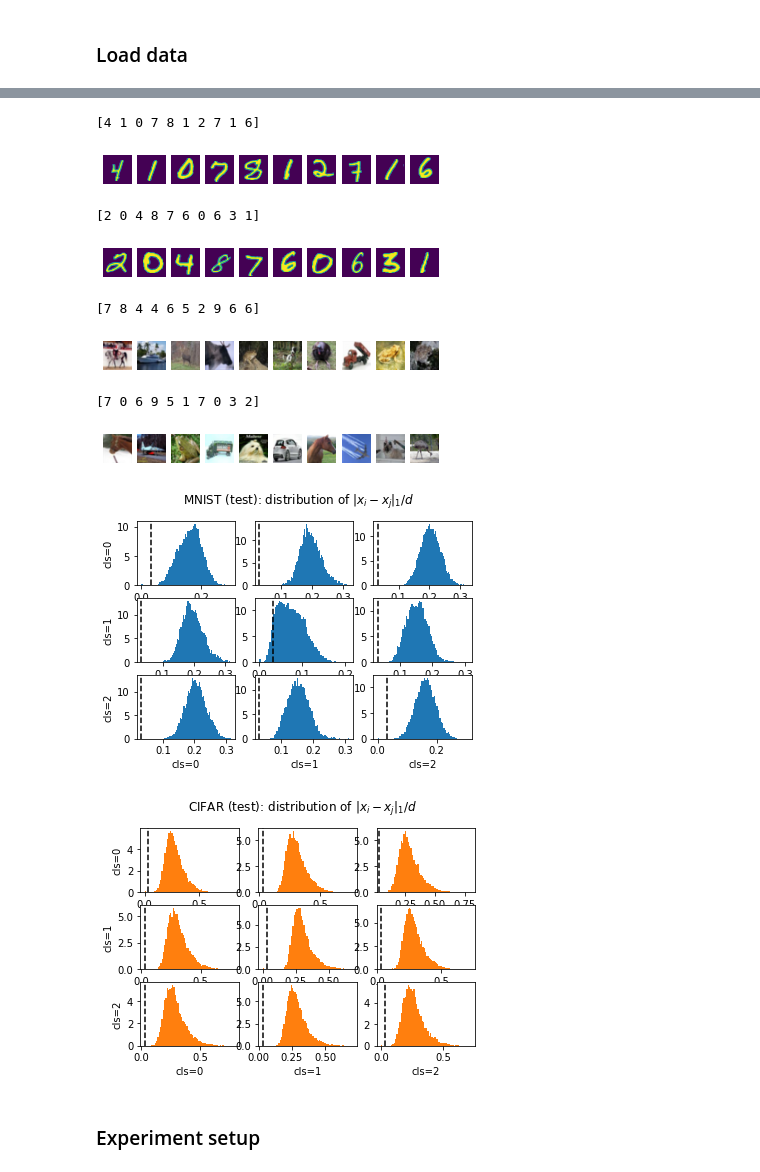
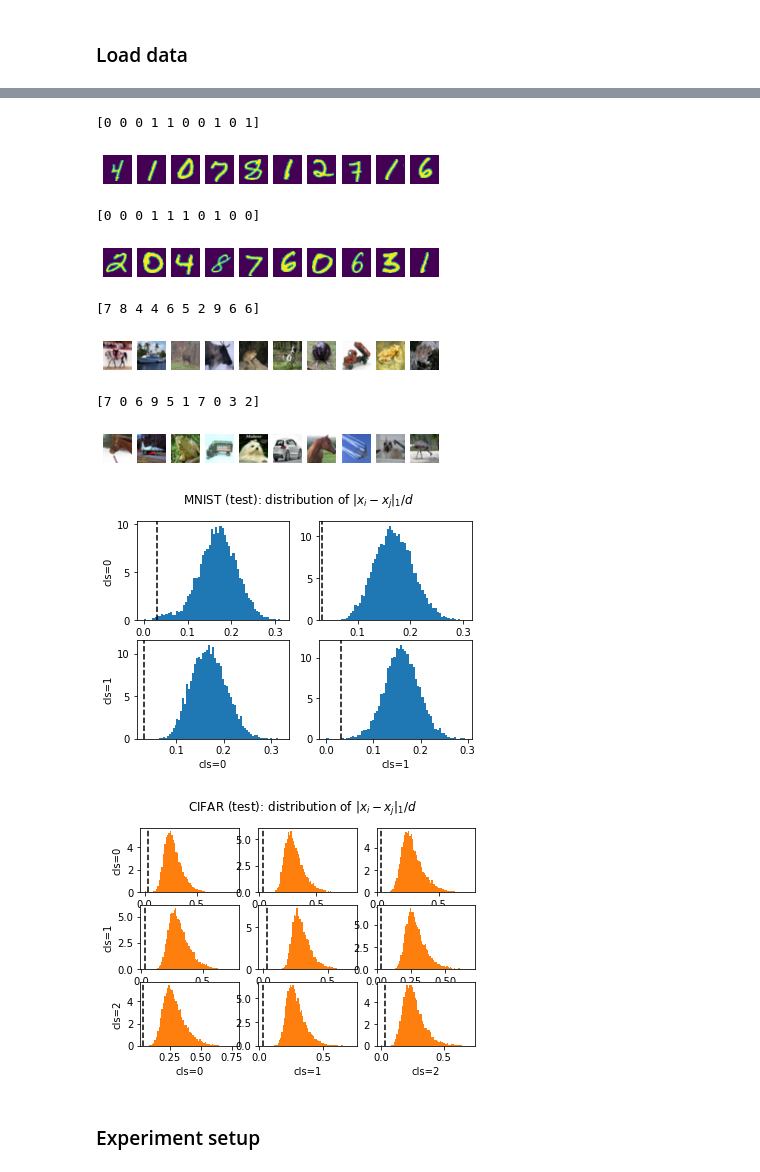
Before and after one commit to GilgameshxZero/adversarial-ntks, a Jupyter notebook: notebooks/svm/rand-features.ipynb, the cells around one changed output, grey strips where cells are left out. Saved outputs shown, nothing was run; the diff lists cells and outputs as text; code cells hidden in the pictures.

```diff
--- a/notebooks/svm/rand-features.ipynb
+++ b/notebooks/svm/rand-features.ipynb
@@ -46,8 +46,8 @@ from adversarial_ntks import dataset
 # %%
 %%time
 
-MNIST_TRAIN = dataset.get_np_data(name="mnist", split="train")
-MNIST_TEST = dataset.get_np_data(name="mnist", split="test")
+MNIST_TRAIN = dataset.get_np_data(name="mnist", split="train", agg_labels=((0,1,2,3,4),(5,6,7,8,9)))
+MNIST_TEST = dataset.get_np_data(name="mnist", split="test", agg_labels=((0,1,2,3,4),(5,6,7,8,9)))
 
 CIFAR_TRAIN = dataset.get_np_data(name="cifar10", split="train")
 CIFAR_TEST = dataset.get_np_data(name="cifar10", split="test")
@@ -69,9 +69,9 @@ dataset.plot_images(MNIST_TEST, channels=1)
 dataset.plot_images(CIFAR_TRAIN, channels=3)
 dataset.plot_images(CIFAR_TEST, channels=3)
 # %% [output]
-[4 1 0 7 8 1 2 7 1 6]
+[0 0 0 1 1 0 0 1 0 1]
 [figure]
-[2 0 4 8 7 6 0 6 3 1]
+[0 0 0 1 1 1 0 1 0 0]
 [figure]
 [7 8 4 4 6 5 2 9 6 6]
 [figure]
@@ -81,36 +81,36 @@ dataset.plot_images(CIFAR_TEST, channels=3)
 def plot_avg_dists(ds: dataset.Dataset, num_samples=1000, n_cls=2, eps=8/255, **plt_kwargs):
     dists = np.zeros((n_cls, n_cls, num_samples))
     for i in range(n_cls):
         for j in range(n_cls):
             xs_i = ds.xs[ds.ys == i]
             xs_j = ds.xs[ds.ys == j]
 
             idxs_i = np.random.randint(0, xs_i.shape[0], size=num_samples)
             idxs_j = np.random.randint(0, xs_j.shape[0], size=num_samples)
 
             diffs = xs_i[idxs_i] - xs_j[idxs_j]
             dists[i, j] = np.linalg.norm(diffs, ord=1, axis=-1) / diffs.shape[-1]
 
     for i in range(n_cls):
         for j in range(n_cls):
             plt.subplot(n_cls, n_cls, 1 + n_cls * i + j)
             plt.hist(dists[i, j], **plt_kwargs)
             if j == 0:
                 plt.ylabel(f"cls={i}")
             if i == n_cls-1:
                 plt.xlabel(f"cls={j}")
             plt.axvline(eps, color="black", linestyle="--")
 
 plt.suptitle("MNIST (test): distribution of $\|x_i - x_j\|_1 / d$")
-plot_avg_dists(MNIST_TEST, num_samples=10**4, bins=64, n_cls=3, density=True)
+plot_avg_dists(MNIST_TEST, num_samples=10**4, bins=64, n_cls=2, density=True)
 plt.show();
 
 plt.suptitle("CIFAR (test): distribution of $\|x_i - x_j\|_1 / d$")
 plot_avg_dists(CIFAR_TEST, num_samples=10**4, bins=64, n_cls=3, density=True, color="tab:orange")
 plt.show();
 # %% [output]
-[figure, old version]
+[figure, new version]
-[figure, old version]
+[figure, new version]
 # %% [markdown]
 ### Experiment setup
 # %%
```
Also changed, not shown: parts of 4 cells of this notebook, 1 other file.
